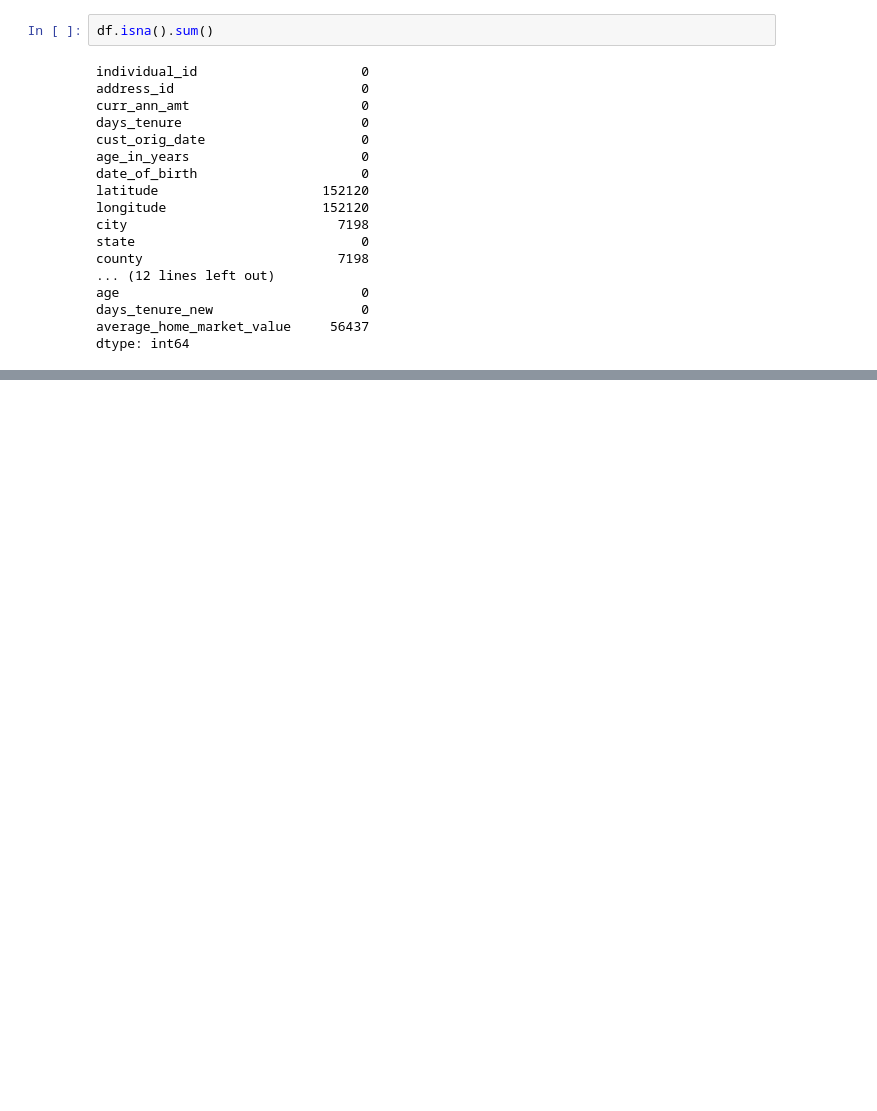
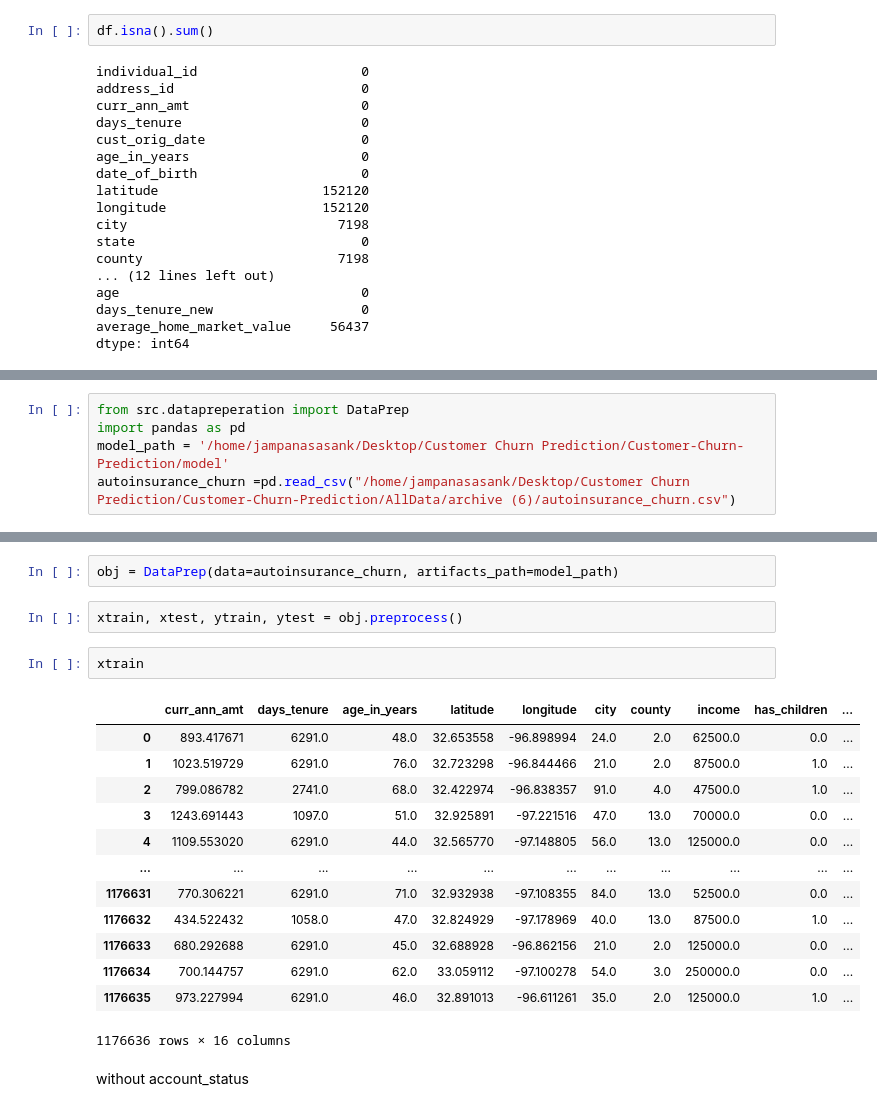
Before and after one commit to sasankjampana8/Customer-Churn-Prediction, a Jupyter notebook: test.ipynb, the cells around one changed output, grey strips where cells are left out. Saved outputs shown, nothing was run; the diff lists cells and outputs as text; blank space fills up the shorter version.

```diff
--- a/test.ipynb
+++ b/test.ipynb
@@ -525,0 +860,5 @@ dtype: int64
+# %%
+from src.datapreperation import DataPrep
+import pandas as pd
+model_path = '/home/jampanasasank/Desktop/Customer Churn Prediction/Customer-Churn-Prediction/model'
+autoinsurance_churn =pd.read_csv("/home/jampanasasank/Desktop/Customer Churn Prediction/Customer-Churn-Prediction/AllData/archive (6)/autoinsurance_churn.csv")
@@ -525,0 +875,22 @@ dtype: int64
+# %%
+obj = DataPrep(data=autoinsurance_churn, artifacts_path=model_path)
+# %%
+xtrain, xtest, ytrain, ytest = obj.preprocess()
+# %%
+xtrain
+# %% [output]
+|  | curr_ann_amt | days_tenure | age_in_years | latitude | longitude | city | county | income | has_children | ... |
+| 0 | 893.417671 | 6291.0 | 48.0 | 32.653558 | -96.898994 | 24.0 | 2.0 | 62500.0 | 0.0 | ... |
+| 1 | 1023.519729 | 6291.0 | 76.0 | 32.723298 | -96.844466 | 21.0 | 2.0 | 87500.0 | 1.0 | ... |
+| 2 | 799.086782 | 2741.0 | 68.0 | 32.422974 | -96.838357 | 91.0 | 4.0 | 47500.0 | 1.0 | ... |
+| 3 | 1243.691443 | 1097.0 | 51.0 | 32.925891 | -97.221516 | 47.0 | 13.0 | 70000.0 | 0.0 | ... |
+| 4 | 1109.553020 | 6291.0 | 44.0 | 32.565770 | -97.148805 | 56.0 | 13.0 | 125000.0 | 0.0 | ... |
+| ... | ... | ... | ... | ... | ... | ... | ... | ... | ... | ... |
+| 1176631 | 770.306221 | 6291.0 | 71.0 | 32.932938 | -97.108355 | 84.0 | 13.0 | 52500.0 | 0.0 | ... |
+| 1176632 | 434.522432 | 1058.0 | 47.0 | 32.824929 | -97.178969 | 40.0 | 13.0 | 87500.0 | 1.0 | ... |
+| 1176633 | 680.292688 | 6291.0 | 45.0 | 32.688928 | -96.862156 | 21.0 | 2.0 | 125000.0 | 0.0 | ... |
+| 1176634 | 700.144757 | 6291.0 | 62.0 | 33.059112 | -97.100278 | 54.0 | 3.0 | 250000.0 | 0.0 | ... |
+| 1176635 | 973.227994 | 6291.0 | 46.0 | 32.891013 | -96.611261 | 35.0 | 2.0 | 125000.0 | 1.0 | ... |
+1176636 rows × 16 columns
+# %% [markdown]
+without account_status
```
Also changed, not shown: parts of 43 cells of this notebook.
